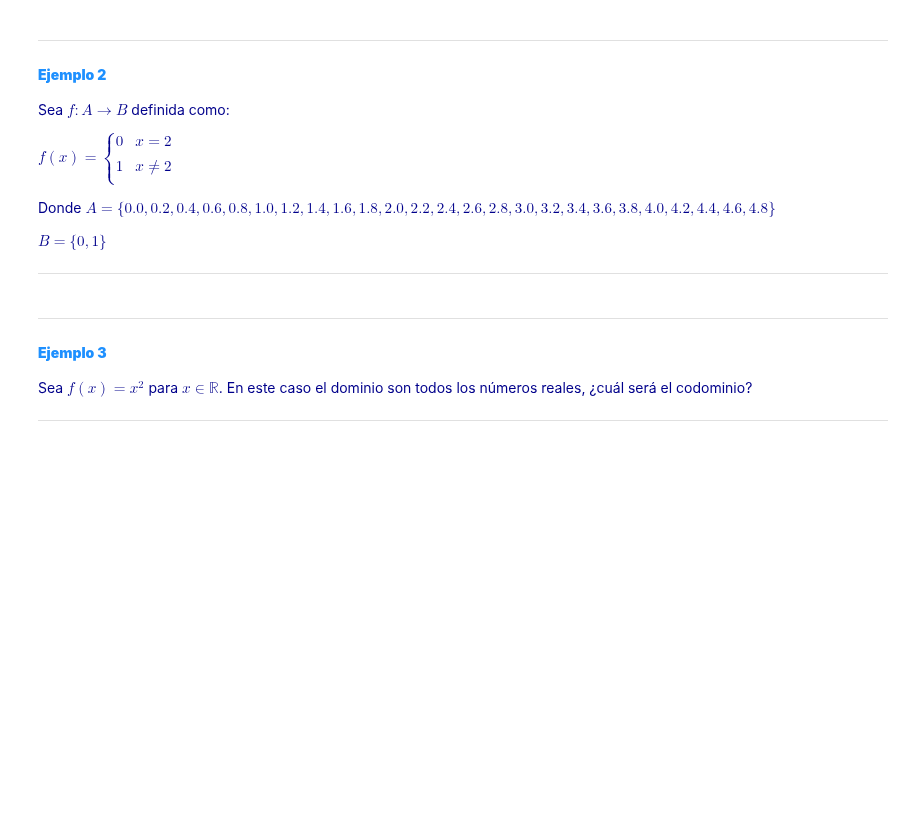
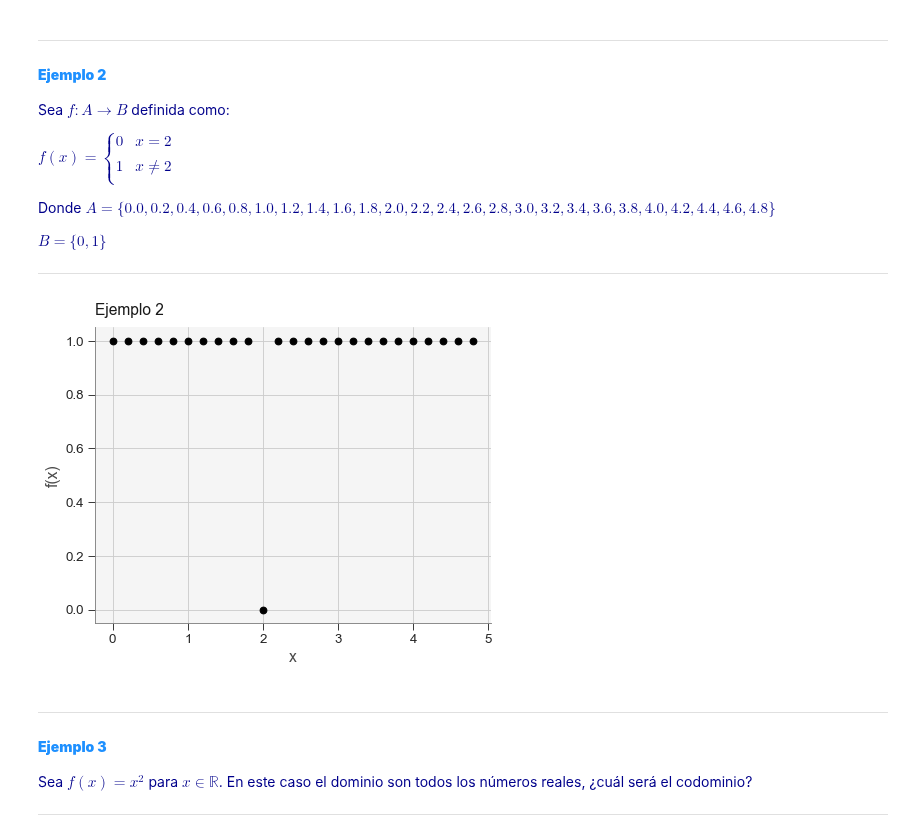
Before and after one commit to luiggix/macti_notes, a Jupyter notebook: Funciones/01_Funciones.ipynb, the cells around one changed output. Drawn from its saved outputs; the diff is of its cells as text; code cells hidden in the pictures; blank space fills up the shorter version.

```diff
--- a/Funciones/01_Funciones.ipynb
+++ b/Funciones/01_Funciones.ipynb
@@ -174,20 +173,22 @@ Intente cambiar el valor de `N` en el código anterior entre $-2\pi$ y $2\pi$ y
 # %%
 # Dominio: creamos un rango de valores dentro del intervalo semiabierto [0, 5),
 # que va del 0.0 al 5.0 con pasos de 0.2
 x = np.arange(0., 5., 0.2)
 # Codominio: a los valores generados en el intervalo anterior, les aplicamos la
 # función a trozos del ejemplo 2: iteramos sobre el intervalo anterior y vamos
 # creando una lista que contiene un 0; si la entrada i del intervalo anterior
 # es un 2.0, colocamos un 0 en dicha lista, pero si la entrada i del intervalo
 # anterior no es un 2.0, colocamos un 0. Iteramos sobre dicho intervalo tal cual
 # lo creamos, es decir, en forma ascendente
 y = [ 0 if i == 2 else 1 for i in x] # Codominio
 
 plt.plot(x,y,'o')
 plt.title('Ejemplo 2')
 plt.xlabel('x')
 plt.ylabel('f(x)')
-plt.grid()
+plt.show()
+# %% [output]
+[figure, added]
 # %% [markdown]
 ---
 <a name='ej-3'></a>
```
Also changed, not shown: parts of 10 cells of this notebook, 12 other files.
